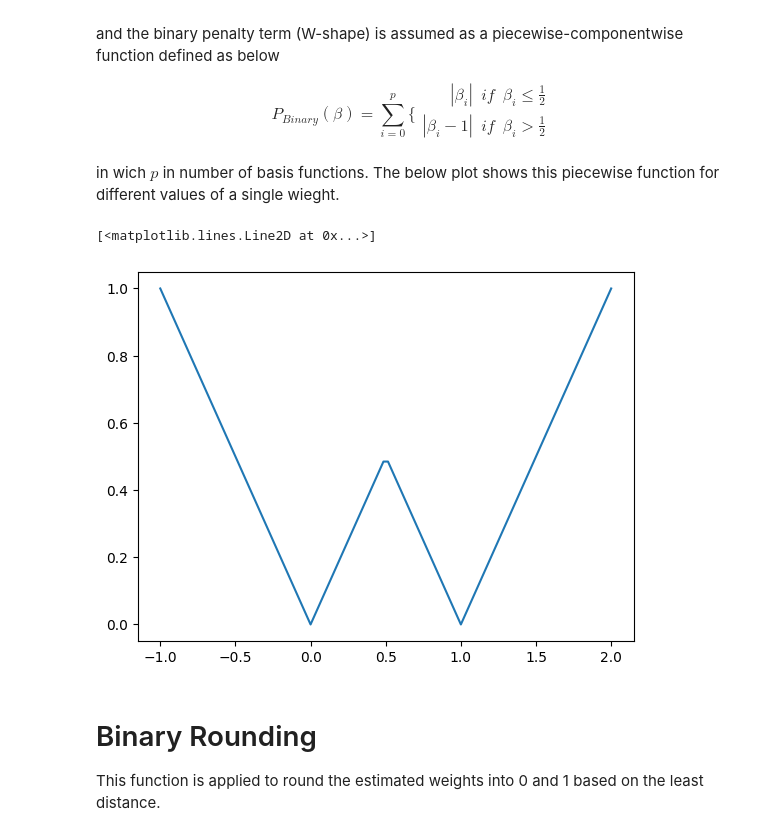
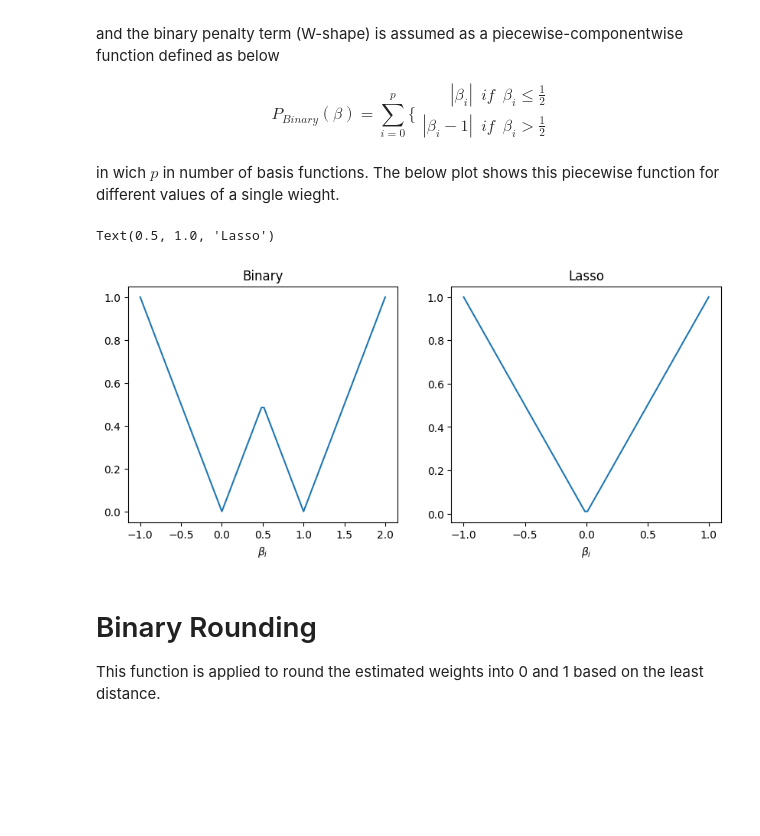
Before and after one commit to shahrzaddii/https---github.com-shahrzaddii-Sparsity, a Jupyter notebook: Binary Estimation Tutorial.ipynb, the cells around one changed output. Saved outputs shown, nothing was run; the diff lists cells and outputs as text; code cells hidden in the pictures; blank space fills up the shorter version.

```diff
--- a/Binary Estimation Tutorial.ipynb
+++ b/Binary Estimation Tutorial.ipynb
@@ -106,17 +107,27 @@ in wich $p$ in number of basis functions. The below plot shows this piecewise fu
 # %%
 beta_range = np.linspace(-1,2,100)
 def binary_type1(b):
     if b<=0.5:
         out = abs(b)
     else:
         out = abs(b-1)
     return out
 
+def lasso(b):
+    return np.abs(b)
+
+_, axs = plt.subplots(1, 2, figsize=(10, 4))
 beta_penalty_type1 = [binary_type1(beta_input) for beta_input in beta_range]
-plt.plot(beta_range, beta_penalty_type1)
+lasso_penalty = [lasso(beta_input) for beta_input in np.linspace(-1,1,100)]
+axs[0].plot(beta_range, beta_penalty_type1)
+axs[0].set_xlabel('$\\beta_i$')
+axs[0].set_title('Binary')
+axs[1].plot(np.linspace(-1,1,100), lasso_penalty)
+axs[1].set_xlabel('$\\beta_i$')
+axs[1].set_title('Lasso')
 # %% [output]
-[<matplotlib.lines.Line2D at 0x...>]
+Text(0.5, 1.0, 'Lasso')
-[figure, old version]
+[figure, new version]
 # %%
 def binary_lossfunc(beta, alpha , x, y):
   n_features = x.shape[1]
```
Also changed, not shown: parts of 14 cells of this notebook, 2 other files.
